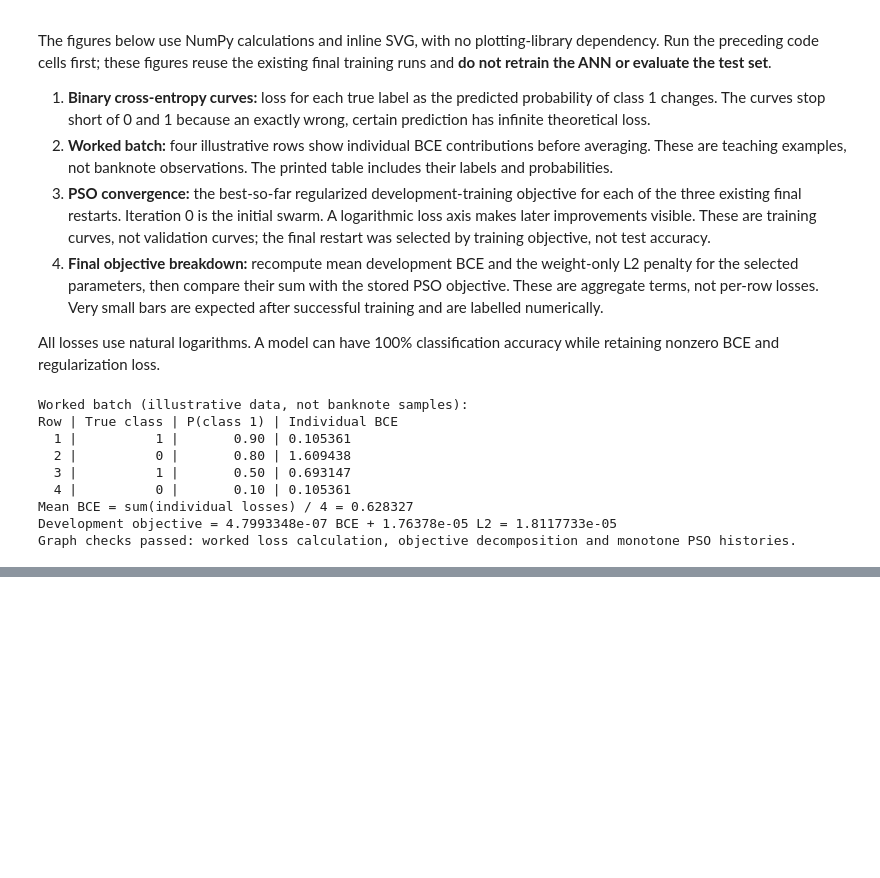
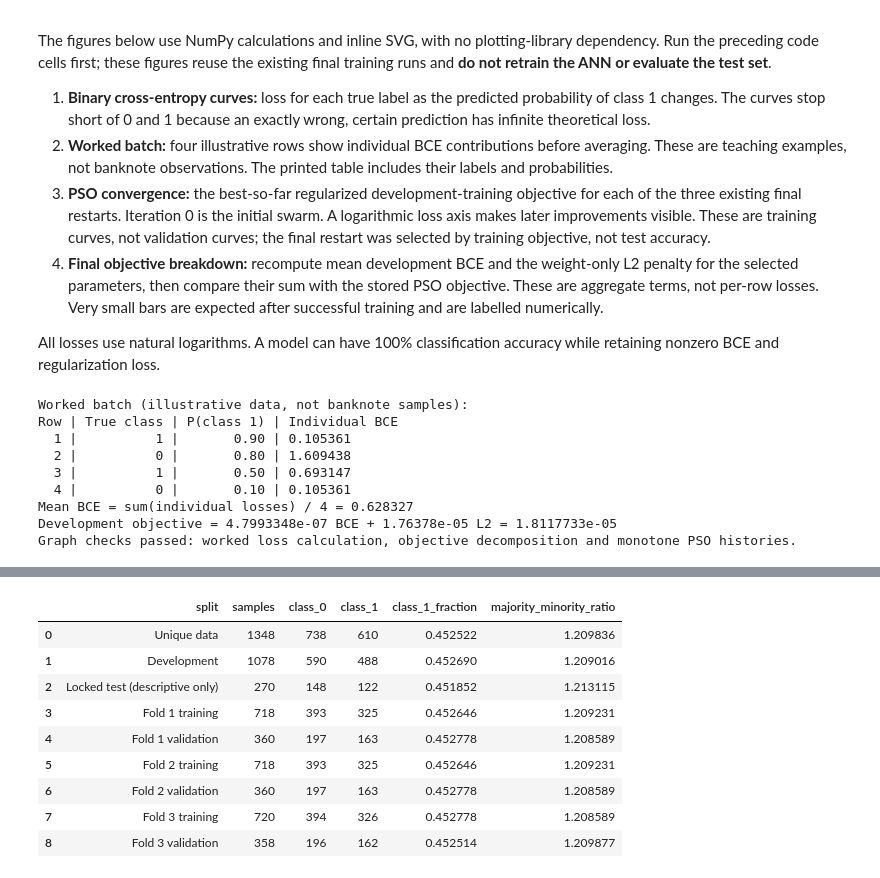
Before and after one commit to Secret-Ambush/Banknote-Authenticity, a Jupyter notebook: Riddhi/Scripts/ann.ipynb, the cells around one changed output, grey strips where cells are left out. Saved outputs shown, nothing was run; the diff lists cells and outputs as text; code cells hidden in the pictures; blank space fills up the shorter version.

```diff
--- a/Riddhi/Scripts/ann.ipynb
+++ b/Riddhi/Scripts/ann.ipynb
@@ -1021,0 +1091,87 @@ Graph checks passed: worked loss calculation, objective decomposition and monoto
+# %%
+import pandas as pd
+import plotly.express as px
+
+
+def imbalance_metrics(targets, probabilities):
+    class_balance_row('Metric targets', targets)
+    report = classification_report(targets, probabilities)
+    confusion = np.asarray(report['confusion_matrix'])
+    support = confusion.sum(axis=1)
+    predicted_support = confusion.sum(axis=0)
+    per_class = []
+    for label in (0, 1):
+        correct = int(confusion[label, label])
+        per_class.append({
+            'class': label, 'support': int(support[label]),
+            'precision': float(correct / max(int(predicted_support[label]), 1)),
+            'recall': float(correct / support[label]),
+            'f1': float(2 * correct / (support[label] + predicted_support[label])),
+        })
+    return {
+        'accuracy': report['accuracy'], 'balanced_accuracy': report['balanced_accuracy'],
+        'macro_f1': float(np.mean([row['f1'] for row in per_class])),
+        'brier_score': float(np.mean((np.asarray(probabilities) - np.asarray(targets)) ** 2)),
+        'per_class': per_class,
+    }
+
+
+balance_frame = pd.DataFrame(CLASS_BALANCE_ROWS)
+display(balance_frame)
+balance_plot = balance_frame.melt(
+    id_vars='split', value_vars=['class_0', 'class_1'],
+    var_name='class', value_name='count',
+)
+px.bar(balance_plot, x='split', y='count', color='class', barmode='group',
+       title='Class counts: check development and every fold before training').show()
+
+development_majority = int(np.argmax(np.bincount(labels_development, minlength=2)))
+diagnostic_results = {
+    'Selected ANN (threshold 0.5)': imbalance_metrics(test_labels, test_probabilities),
+    'Development-majority baseline': imbalance_metrics(
+        test_labels, np.full(test_labels.shape, float(development_majority)),
+    ),
+}
+display(pd.DataFrame([
+    {'model': name, **{key: value for key, value in result.items() if key != 'per_class'}}
+    for name, result in diagnostic_results.items()
+]))
+per_class_frame = pd.DataFrame([
+    {'model': name, **row}
+    for name, result in diagnostic_results.items() for row in result['per_class']
+])
+display(per_class_frame)
+px.bar(per_class_frame.assign(class_label=lambda frame: 'Class ' + frame['class'].astype(str)),
+       x='class_label', y='recall', color='model', barmode='group', range_y=[0, 1.05],
+       hover_data=['support', 'precision', 'f1'],
+       title='Recall by class: does high accuracy hide an ignored class?').show()
+
+probability_frame = pd.DataFrame({
+    'actual_class': ['Class ' + str(int(label)) for label in test_labels],
+    'probability_class_1': test_probabilities,
+})
+display(probability_frame.groupby('actual_class')['probability_class_1']
+        .agg(['count', 'min', 'max']).style.format({'min': '{:.12g}', 'max': '{:.12g}'}))
+px.histogram(probability_frame, x='probability_class_1', color='actual_class',
+             nbins=50, barmode='overlay', opacity=0.65, range_x=[0, 1],
+             title='Held-out confidence: separation is not the same as class balance').show()
+largest_negative = float(np.max(test_probabilities[test_labels == 0]))
+smallest_positive = float(np.min(test_probabilities[test_labels == 1]))
+if largest_negative < smallest_positive:
+    print(f'Every threshold t with {largest_negative:.12g} < t <= '
+          f'{smallest_positive:.12g} classifies this sample correctly (prediction uses p >= t).')
+else:
+    print('The class probability ranges overlap: no single threshold classifies every test row correctly.')
+print('Undefined precision when a class is never predicted is displayed as 0. '
+      'No model, threshold, weights or saved results were changed by these diagnostics.')
+# %% [output]
+|  | split | samples | class_0 | class_1 | class_1_fraction | majority_minority_ratio |
+| 0 | Unique data | 1348 | 738 | 610 | 0.452522 | 1.209836 |
+| 1 | Development | 1078 | 590 | 488 | 0.452690 | 1.209016 |
+| 2 | Locked test (descriptive only) | 270 | 148 | 122 | 0.451852 | 1.213115 |
+| 3 | Fold 1 training | 718 | 393 | 325 | 0.452646 | 1.209231 |
+| 4 | Fold 1 validation | 360 | 197 | 163 | 0.452778 | 1.208589 |
+| 5 | Fold 2 training | 718 | 393 | 325 | 0.452646 | 1.209231 |
+| 6 | Fold 2 validation | 360 | 197 | 163 | 0.452778 | 1.208589 |
+| 7 | Fold 3 training | 720 | 394 | 326 | 0.452778 | 1.208589 |
+| 8 | Fold 3 validation | 358 | 196 | 162 | 0.452514 | 1.209877 |
```
Also changed, not shown: parts of 5 cells of this notebook, 15 other files.
